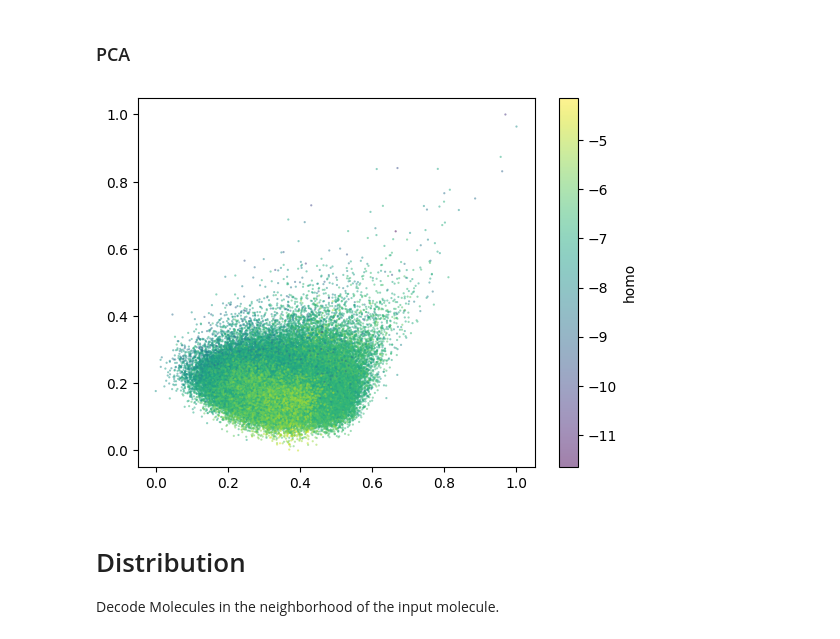
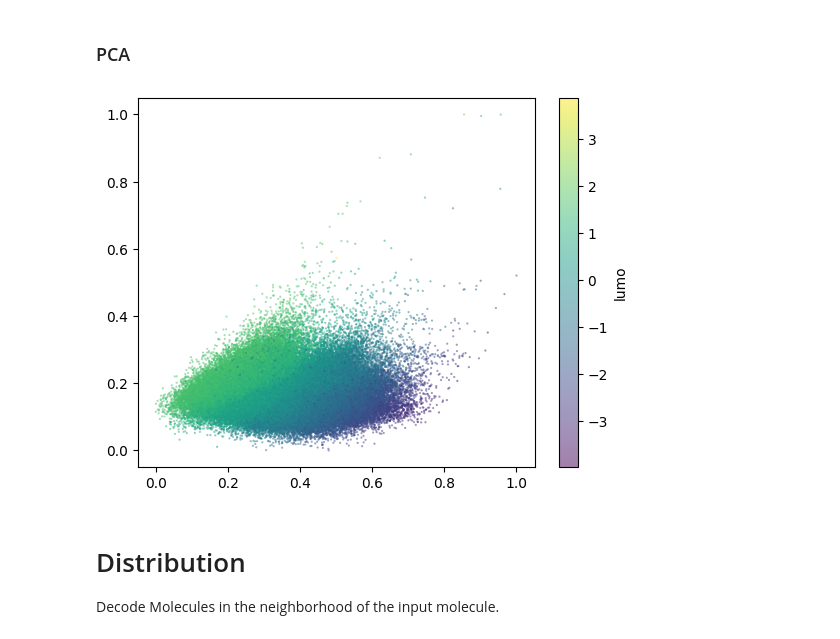
Before and after one commit to pkmtum/Molecular_Generative_Modeling, a Jupyter notebook: source/graph_vae.ipynb, the cells around one changed output. Saved outputs shown, nothing was run; the diff lists cells and outputs as text; code cells hidden in the pictures.

```diff
--- a/source/graph_vae.ipynb
+++ b/source/graph_vae.ipynb
@@ -53,8 +51,9 @@ dataloaders = {
 ### Load Models
 # %%
 # load model
-graph_vae_model = GraphVAE.from_pretrained("./checkpoints/graph_vae_20240303_201208.pt").to(device=device)
-#graph_vae_model_prop = GraphVAE.from_pretrained("./checkpoints/graph_vae_20240303_204747.pt").to(device=device)
+#graph_vae_model = GraphVAE.from_pretrained("./checkpoints/graph_vae_20240303_201208.pt").to(device=device)
+graph_vae_model_prop = GraphVAE.from_pretrained("./checkpoints/graph_vae_20240416_221922.pt").to(device=device)
+graph_vae_model_prop.eval()
 
 # models trained on single properties
 #graph_vae_model_homo = GraphVAE.from_pretrained("./checkpoints/graph_vae_20240401_185647.pt").to(device=device)
@@ -63,22 +62,22 @@ graph_vae_model = GraphVAE.from_pretrained("./checkpoints/graph_vae_20240303_201
 # more properties
 #graph_vae_model_homo_lumo_r2 = GraphVAE.from_pretrained("./checkpoints/graph_vae_20240401_203637.pt").to(device=device)
 
-graph_vae_model.eval()
+#graph_vae_model.eval()
 #graph_vae_model_prop.eval()
 #graph_vae_model_homo.eval()
 #graph_vae_model_lumo.eval()
 #graph_vae_model_homo_lumo_r2.eval()
 
-graph_vae_model_split_128 = GraphVAE.from_pretrained("./checkpoints/graph_vae_20240401_235617.pt").to(device=device)
-graph_vae_model_split_128.eval()
-graph_vae_model_split_64 = GraphVAE.from_pretrained("./checkpoints/graph_vae_20240402_003520.pt").to(device=device)
-graph_vae_model_split_64.eval()
-graph_vae_model_split_32 = GraphVAE.from_pretrained("./checkpoints/graph_vae_20240402_011335.pt").to(device=device)
-graph_vae_model_split_32.eval()
-graph_vae_model_split_16 = GraphVAE.from_pretrained("./checkpoints/graph_vae_20240402_015151.pt").to(device=device)
-graph_vae_model_split_16.eval()
-graph_vae_model_split_8 = GraphVAE.from_pretrained("./checkpoints/graph_vae_20240402_023019.pt").to(device=device)
-graph_vae_model_split_8.eval()
+# graph_vae_model_split_128 = GraphVAE.from_pretrained("./checkpoints/graph_vae_20240401_235617.pt").to(device=device)
+# graph_vae_model_split_128.eval()
+# graph_vae_model_split_64 = GraphVAE.from_pretrained("./checkpoints/graph_vae_20240402_003520.pt").to(device=device)
+# graph_vae_model_split_64.eval()
+# graph_vae_model_split_32 = GraphVAE.from_pretrained("./checkpoints/graph_vae_20240402_011335.pt").to(device=device)
+# graph_vae_model_split_32.eval()
+# graph_vae_model_split_16 = GraphVAE.from_pretrained("./checkpoints/graph_vae_20240402_015151.pt").to(device=device)
+# graph_vae_model_split_16.eval()
+# graph_vae_model_split_8 = GraphVAE.from_pretrained("./checkpoints/graph_vae_20240402_023019.pt").to(device=device)
+# graph_vae_model_split_8.eval()
 # %% [output]
 GraphVAE(
   (encoder): Encoder(
@@ -439,14 +436,12 @@ Decoded 9 unique molecules
 ### PCA
 # %%
 import pandas as pd
-
-loader = dataloaders["full"]
 
 z_list = []
 props_list = []
 for batch in tqdm(loader):
-    z = graph_vae_model_split_128.encode(batch).detach().cpu()
-    z = graph_vae_model_split_128.z_to_property_z(z)
+    z = graph_vae_model_prop.encode(batch).detach().cpu()
+    z = graph_vae_model_prop.z_to_property_z(z)
     z_list.append(z)
     props_list.append(batch.y)
 
@@ -454,26 +449,26 @@ z = torch.concat(z_list)
 props = torch.concat(props_list)
 prop_df = pd.DataFrame(props.cpu(), columns=properties).reset_index()
 # %%
-prop_opt = "homo"
+prop_opt = "lumo"
 
 from sklearn.decomposition import PCA
 from sklearn.preprocessing import MinMaxScaler
 
 # do pca and normalize
 Z_pca = PCA(n_components=2).fit_transform(z)
 Z_pca = MinMaxScaler().fit_transform(Z_pca)
 
 df = pd.DataFrame(np.transpose((Z_pca[:,0],Z_pca[:,1])))
 df.columns = ['x','y']
 df[prop_opt]=prop_df[prop_opt]
 
 scatter = plt.scatter(x=df['x'], y=df['y'], c=df[prop_opt],
             cmap= 'viridis', marker='.',
             s=10,alpha=0.5, edgecolors='none')
 plt.colorbar(scatter, label=prop_opt)
 plt.show()
 # %% [output]
-[figure, old version]
+[figure, new version]
 # %% [markdown]
 # Distribution
 
```
Also changed, not shown: parts of 5 cells of this notebook, 4 other files.
